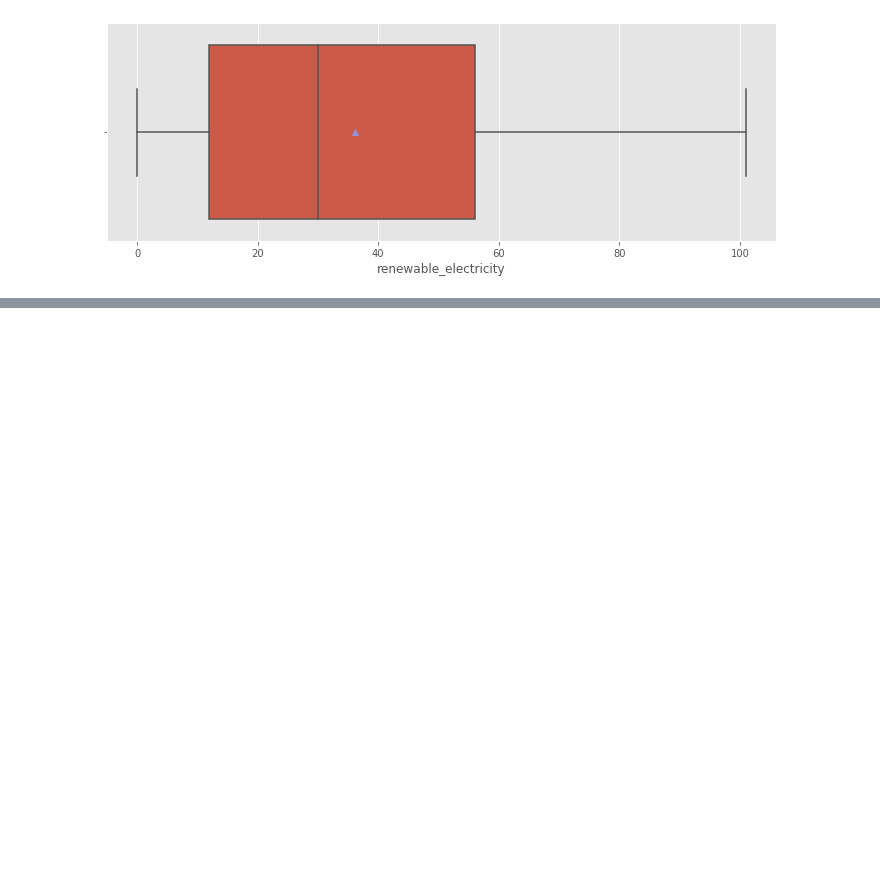
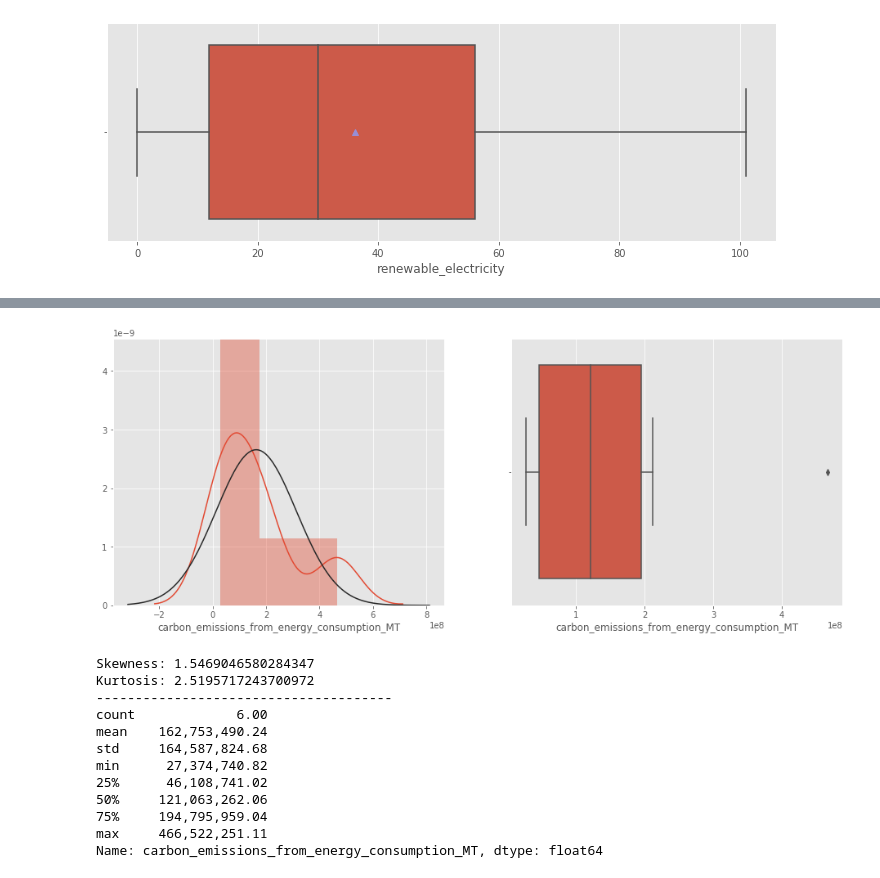
Before and after one commit to Silkways/CIA-Project, a Jupyter notebook: Laura's notebook.ipynb, the cells around one changed output, grey strips where cells are left out. Drawn from its saved outputs; the diff is of its cells as text; code cells hidden in the pictures; blank space fills up the shorter version.

```diff
--- a/Laura's notebook.ipynb
+++ b/Laura's notebook.ipynb
@@ -531,0 +596,25 @@ print(raw_df['SalePrice'].describe())
+# %%
+f,ax = plt.subplots(1,2,figsize=(16,6))
+sns.distplot(continent_df['carbon_emissions_from_energy_consumption_MT'],fit=norm,ax=ax[0])
+sns.boxplot(continent_df['carbon_emissions_from_energy_consumption_MT'])
+plt.show()
+
+#skewness and kurtosis
+print("Skewness: {}".format(continent_df['carbon_emissions_from_energy_consumption_MT'].skew()))
+print("Kurtosis: {}".format(continent_df['carbon_emissions_from_energy_consumption_MT'].kurt()))
+print("--------------------------------------")
+print(continent_df['carbon_emissions_from_energy_consumption_MT'].describe())
+# %% [output]
+[figure, added]
+Skewness: 1.5469046580284347
+Kurtosis: 2.5195717243700972
+--------------------------------------
+count             6.00
+mean    162,753,490.24
+std     164,587,824.68
+min      27,374,740.82
+25%      46,108,741.02
+50%     121,063,262.06
+75%     194,795,959.04
+max     466,522,251.11
+Name: carbon_emissions_from_energy_consumption_MT, dtype: float64
```
Also changed, not shown: parts of 5 cells of this notebook.
